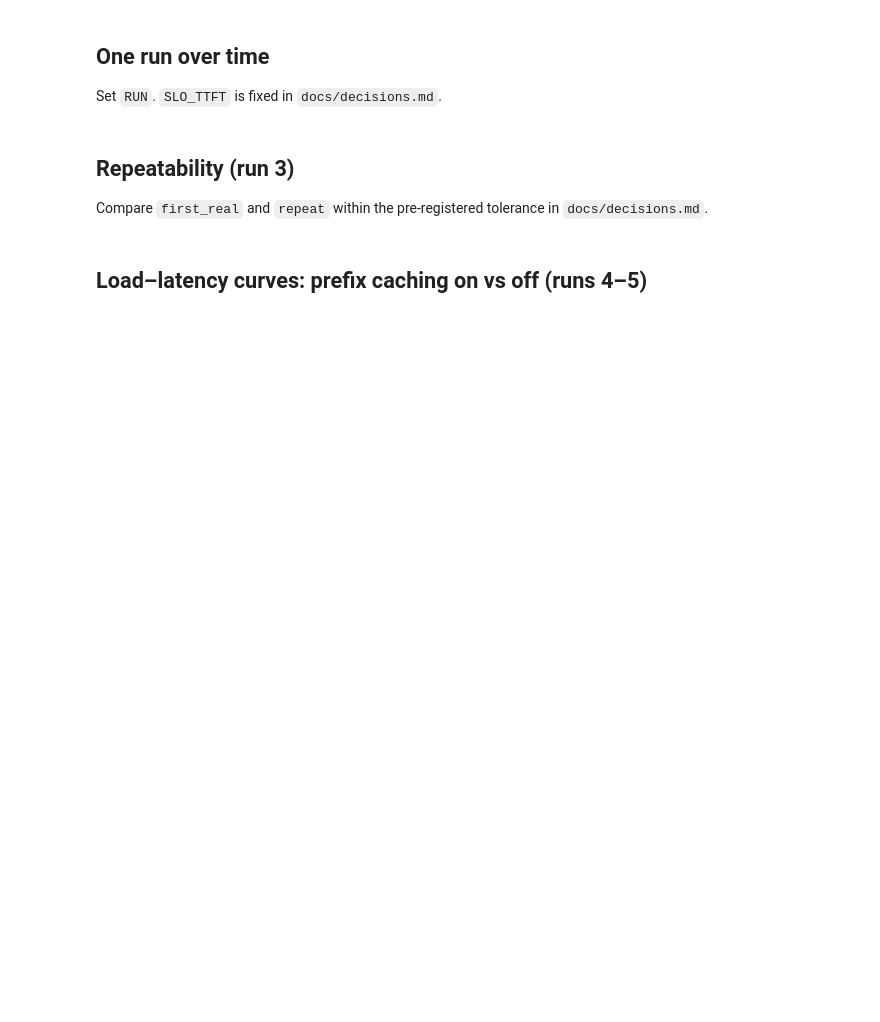
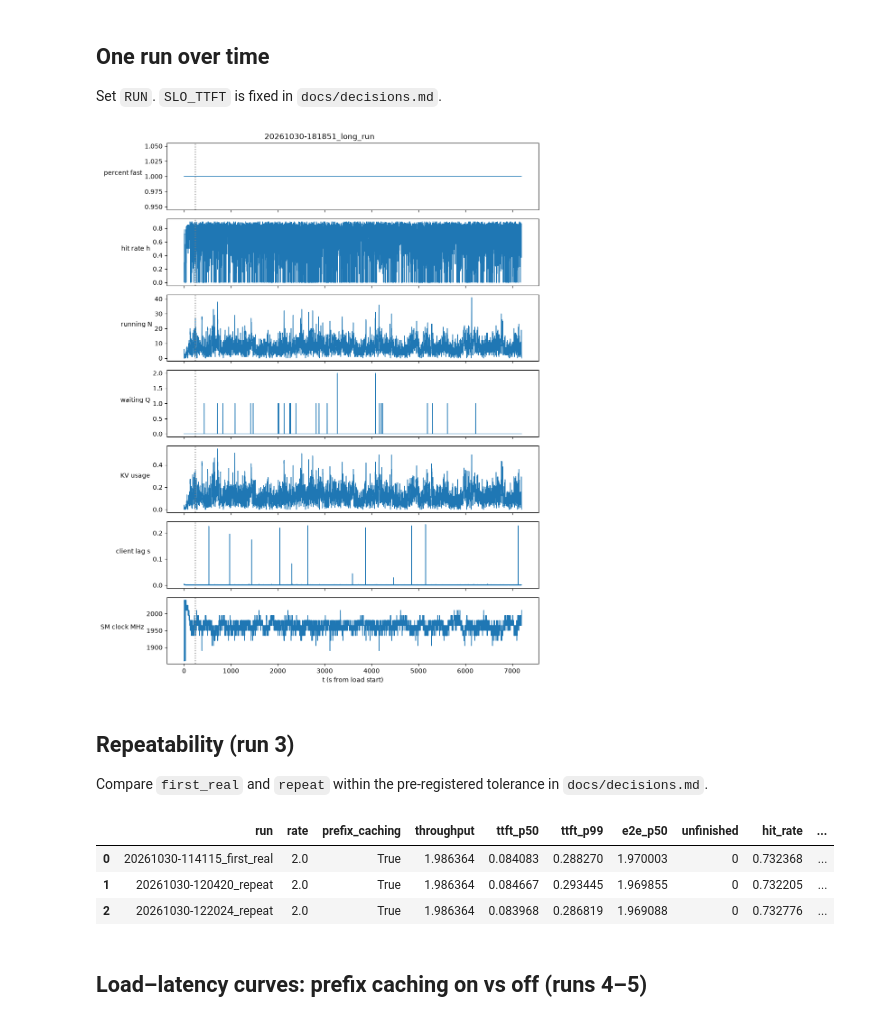
Before and after one commit to chalshik/aftershock-artifacts, a Jupyter notebook: analysis/analysis.ipynb, the cells around one changed output. Cells and saved outputs as stored; diff of their text form; code cells hidden in the pictures; blank space fills up the shorter version.

```diff
--- a/analysis/analysis.ipynb
+++ b/analysis/analysis.ipynb
@@ -17,28 +35,35 @@ pd.DataFrame([{'run': r['dir'].name, 'valid': r['checks'] and r['checks']['valid
 ## One run over time
 Set `RUN`. `SLO_TTFT` is fixed in `docs/decisions.md`.
 # %%
-RUN = runs[-1]['dir'].name if runs else None
+RUN = '20261030-181851_long_run'
 SLO_TTFT = 1.0  # fixed in docs/decisions.md
 run = L.load_run(L.RUNS / RUN)
 m, g, req = L.rates(run['metrics']), run['gpu'], run['requests']
 pf = L.percent_fast(req, SLO_TTFT)
 panels = [('percent fast', pf.t, pf.percent_fast), ('hit rate h', m.t, m.get('hit_rate')),
           ('running N', m.t, m.get('num_requests_running')), ('waiting Q', m.t, m.get('num_requests_waiting')),
           ('KV usage', m.t, m.get('kv_cache_usage_perc')),
           ('client lag s', req.t_planned, req.t_sent - req.t_planned),
           ('SM clock MHz', g.get('t'), g.get('sm_clock_mhz'))]
 panels = [p for p in panels if p[2] is not None]
 fig, axs = plt.subplots(len(panels), 1, figsize=(10, 1.8 * len(panels)), sharex=True)
 for ax, (name, x, y) in zip(axs, panels):
     ax.plot(x, y, lw=1); ax.set_ylabel(name, rotation=0, ha='right')
     ax.axvline(run['cfg']['workload']['warmup_s'], color='grey', ls=':')
 axs[-1].set_xlabel('t (s from load start)'); fig.suptitle(RUN); fig.tight_layout()
 fig.savefig(FIG / f'{RUN}_timeseries.png', dpi=120)
+# %% [output]
+[figure, added]
 # %% [markdown]
 ## Repeatability (run 3)
 Compare `first_real` and `repeat` within the pre-registered tolerance in `docs/decisions.md`.
 # %%
 pd.DataFrame([L.summarize(r) for r in runs if r['checks'] and r['checks']['valid'] and r['cfg']['name'] in ('first_real', 'repeat')])
+# %% [output]
+|  | run | rate | prefix_caching | throughput | ttft_p50 | ttft_p99 | e2e_p50 | unfinished | hit_rate | ... |
+| 0 | 20261030-114115_first_real | 2.0 | True | 1.986364 | 0.084083 | 0.288270 | 1.970003 | 0 | 0.732368 | ... |
+| 1 | 20261030-120420_repeat | 2.0 | True | 1.986364 | 0.084667 | 0.293445 | 1.969855 | 0 | 0.732205 | ... |
+| 2 | 20261030-122024_repeat | 2.0 | True | 1.986364 | 0.083968 | 0.286819 | 1.969088 | 0 | 0.732776 | ... |
 # %% [markdown]
 ## Load–latency curves: prefix caching on vs off (runs 4–5)
 # %%
```
Also changed, not shown: parts of 2 cells of this notebook, 4 other files.
